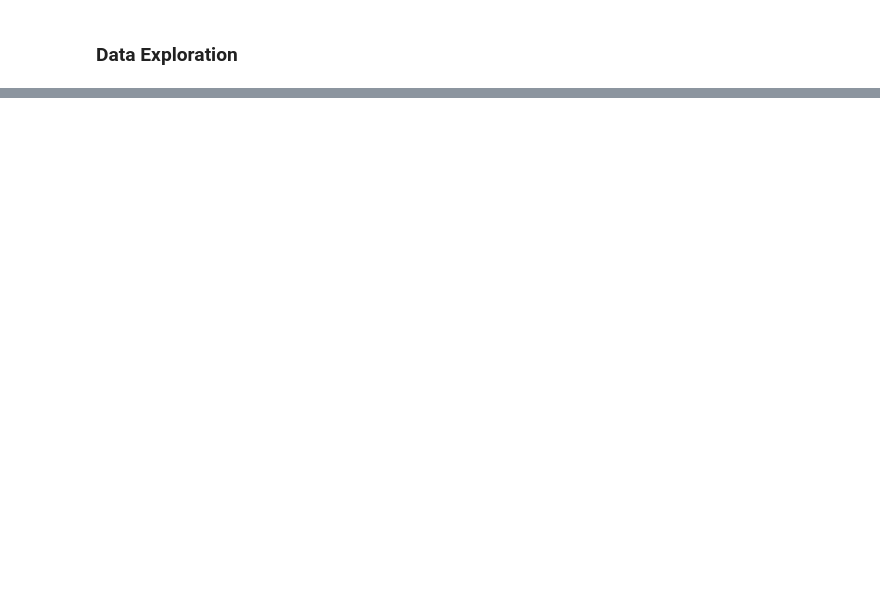
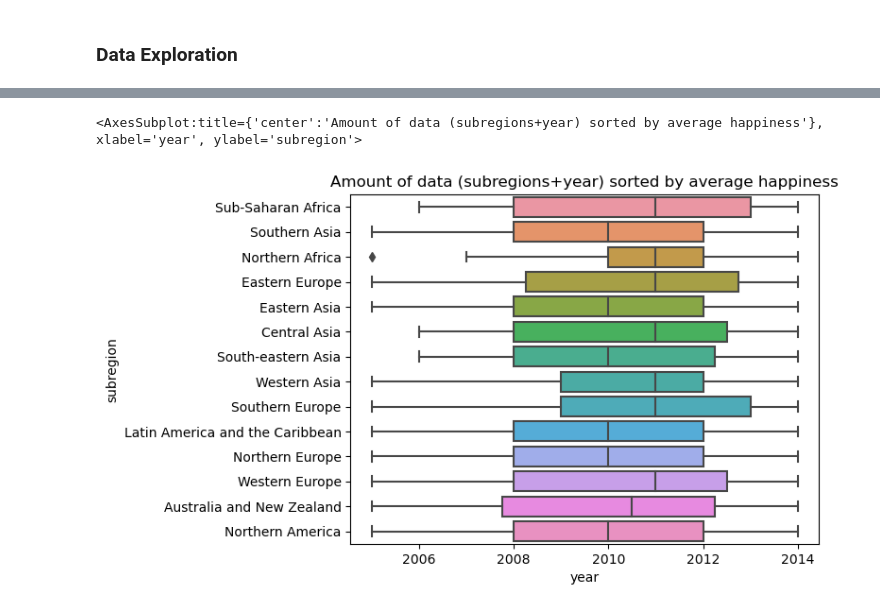
Before and after one commit to alialinush/FDS_A5, a Jupyter notebook: data_exploration.ipynb, the cells around one changed output, grey strips where cells are left out. Cells and saved outputs as stored; diff of their text form; code cells hidden in the pictures; blank space fills up the shorter version.

```diff
--- a/data_exploration.ipynb
+++ b/data_exploration.ipynb
@@ -64,0 +110,7 @@ plt.show()
+# %%
+# Distribution of values (as in rows for that country plus year) that we have
+plt.title("Amount of data (subregions+year) sorted by average happiness")
+sns.boxplot(x=df.year, y=df.subregion, order=df.groupby('subregion').life_ladder.mean().sort_values().index)
+# %% [output]
+<AxesSubplot:title={'center':'Amount of data (subregions+year) sorted by average happiness'}, xlabel='year', ylabel='subregion'>
+[figure, added]
```
Also changed, not shown: parts of 11 cells of this notebook.
